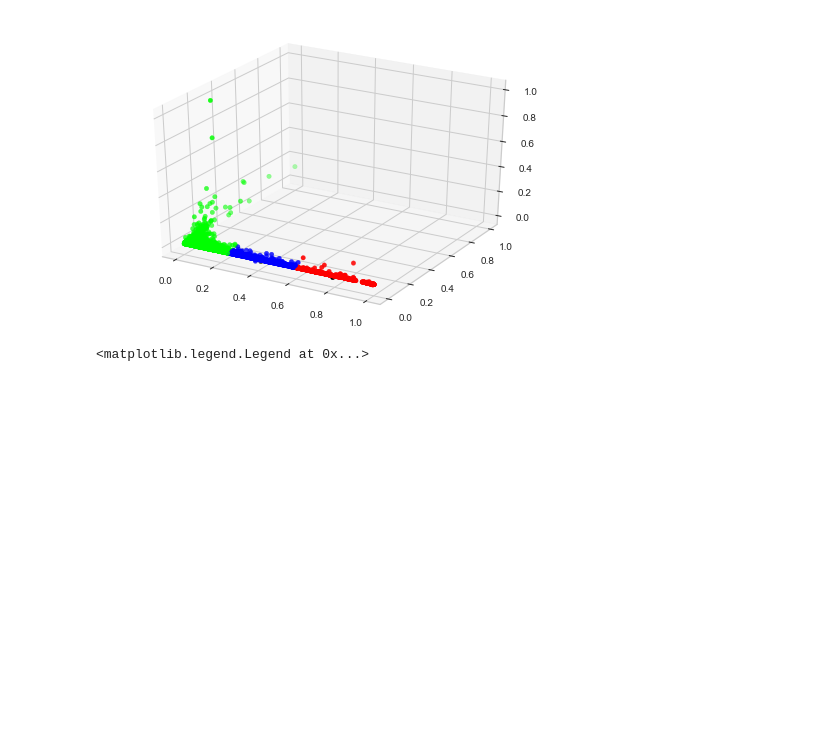
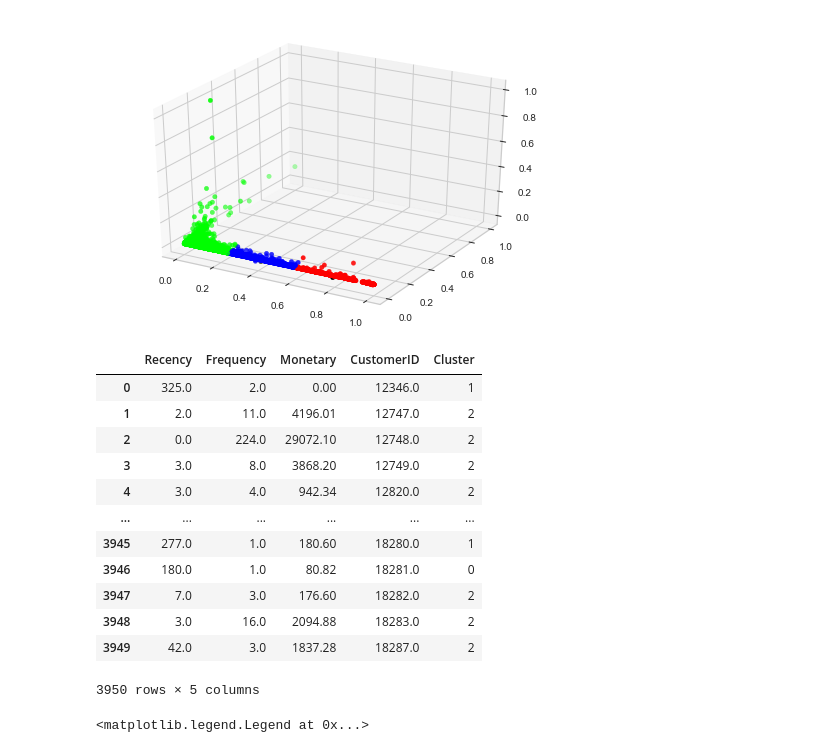
Before and after one commit to mridulrao/MiniProject_IV, a Jupyter notebook: Mini Project Sem - IV.ipynb, the cells around one changed output. Cells and saved outputs as stored; diff of their text form; code cells hidden in the pictures; blank space fills up the shorter version.

```diff
--- a/Mini Project Sem - IV.ipynb
+++ b/Mini Project Sem - IV.ipynb
@@ -248,6 +247,22 @@ rfm = pd.DataFrame(scaler.inverse_transform(rfm_normalized))
 rfm.columns = rfm_df.columns
 rfm['CustomerID'] = rfm_df.index
 rfm['Cluster'] = model.labels_
+# %%
+rfm
+# %% [output]
+|  | Recency | Frequency | Monetary | CustomerID | Cluster |
+| 0 | 325.0 | 2.0 | 0.00 | 12346.0 | 1 |
+| 1 | 2.0 | 11.0 | 4196.01 | 12747.0 | 2 |
+| 2 | 0.0 | 224.0 | 29072.10 | 12748.0 | 2 |
+| 3 | 3.0 | 8.0 | 3868.20 | 12749.0 | 2 |
+| 4 | 3.0 | 4.0 | 942.34 | 12820.0 | 2 |
+| ... | ... | ... | ... | ... | ... |
+| 3945 | 277.0 | 1.0 | 180.60 | 18280.0 | 1 |
+| 3946 | 180.0 | 1.0 | 80.82 | 18281.0 | 0 |
+| 3947 | 7.0 | 3.0 | 176.60 | 18282.0 | 2 |
+| 3948 | 3.0 | 16.0 | 2094.88 | 18283.0 | 2 |
+| 3949 | 42.0 | 3.0 | 1837.28 | 18287.0 | 2 |
+3950 rows × 5 columns
 # %%
 #Visulize the data
 melted_rfm_normalized = pd.melt(rfm.reset_index(),
```
Also changed, not shown: parts of 5 cells of this notebook.
